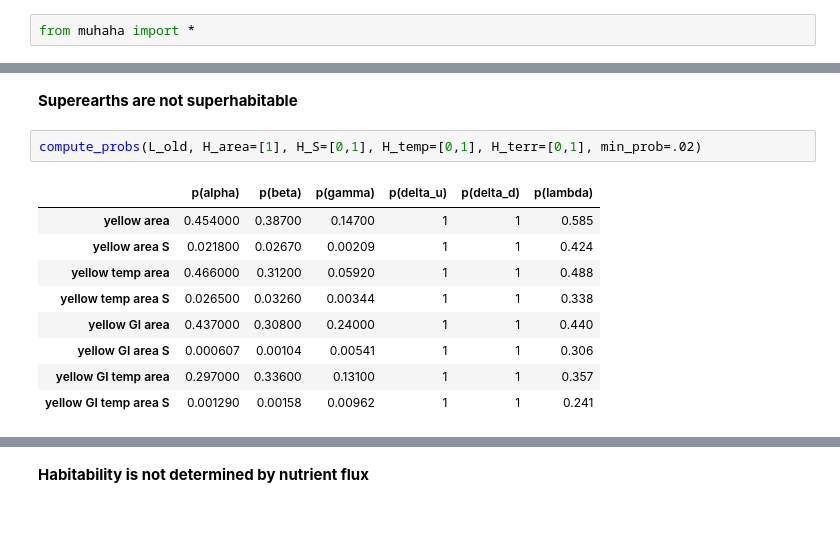
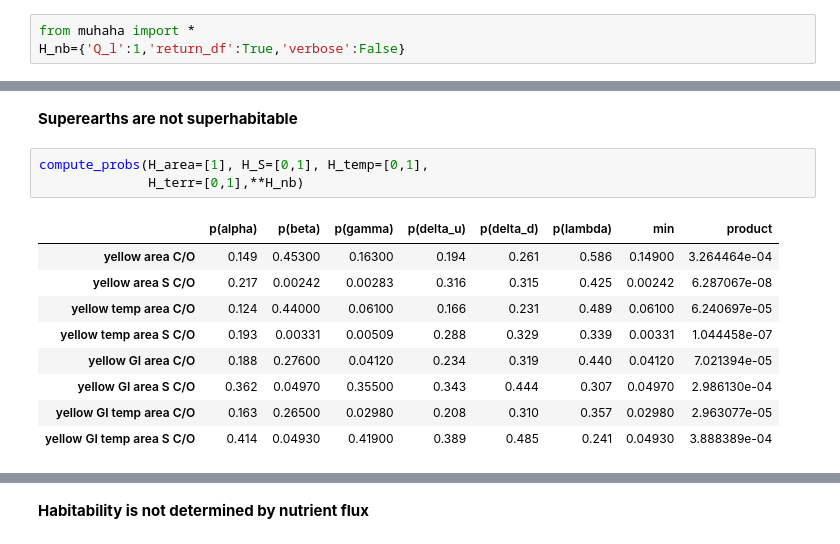
Before and after one commit to mccsandora/Multiverse-Habitability-Handler, a Jupyter notebook: muhaha_demo.ipynb, the cells around one changed output, grey strips where cells are left out. Saved outputs shown, nothing was run; the diff lists cells and outputs as text.

```diff
--- a/muhaha_demo.ipynb
+++ b/muhaha_demo.ipynb
@@ -5,2 +1,3 @@ Requirement already satisfied: sobol_seq in /usr/local/lib/python3.6/dist-packag
 # %%
 from muhaha import *
+H_nb={'Q_l':1,'return_df':True,'verbose':False}
@@ -95,14 +46,15 @@ compute_probs(L_new, H_S=[1], H_temp=[0,1], H_terr=[0,1,2])
 # %% [markdown]
 **Superearths are not superhabitable**
 # %%
-compute_probs(L_old, H_area=[1], H_S=[0,1], H_temp=[0,1], H_terr=[0,1], min_prob=.02)
+compute_probs(H_area=[1], H_S=[0,1], H_temp=[0,1],
+              H_terr=[0,1],**H_nb)
 # %% [output]
-|  | p(alpha) | p(beta) | p(gamma) | p(delta_u) | p(delta_d) | p(lambda) |
-| yellow area | 0.454000 | 0.38700 | 0.14700 | 1 | 1 | 0.585 |
-| yellow area S | 0.021800 | 0.02670 | 0.00209 | 1 | 1 | 0.424 |
-| yellow temp area | 0.466000 | 0.31200 | 0.05920 | 1 | 1 | 0.488 |
-| yellow temp area S | 0.026500 | 0.03260 | 0.00344 | 1 | 1 | 0.338 |
-| yellow GI area | 0.437000 | 0.30800 | 0.24000 | 1 | 1 | 0.440 |
-| yellow GI area S | 0.000607 | 0.00104 | 0.00541 | 1 | 1 | 0.306 |
-| yellow GI temp area | 0.297000 | 0.33600 | 0.13100 | 1 | 1 | 0.357 |
-| yellow GI temp area S | 0.001290 | 0.00158 | 0.00962 | 1 | 1 | 0.241 |
+|  | p(alpha) | p(beta) | p(gamma) | p(delta_u) | p(delta_d) | p(lambda) | min | product |
+| yellow area C/O | 0.149 | 0.45300 | 0.16300 | 0.194 | 0.261 | 0.586 | 0.14900 | 3.264464e-04 |
+| yellow area S C/O | 0.217 | 0.00242 | 0.00283 | 0.316 | 0.315 | 0.425 | 0.00242 | 6.287067e-08 |
+| yellow temp area C/O | 0.124 | 0.44000 | 0.06100 | 0.166 | 0.231 | 0.489 | 0.06100 | 6.240697e-05 |
+| yellow temp area S C/O | 0.193 | 0.00331 | 0.00509 | 0.288 | 0.329 | 0.339 | 0.00331 | 1.044458e-07 |
+| yellow GI area C/O | 0.188 | 0.27600 | 0.04120 | 0.234 | 0.319 | 0.440 | 0.04120 | 7.021394e-05 |
+| yellow GI area S C/O | 0.362 | 0.04970 | 0.35500 | 0.343 | 0.444 | 0.307 | 0.04970 | 2.986130e-04 |
+| yellow GI temp area C/O | 0.163 | 0.26500 | 0.02980 | 0.208 | 0.310 | 0.357 | 0.02980 | 2.963077e-05 |
+| yellow GI temp area S C/O | 0.414 | 0.04930 | 0.41900 | 0.389 | 0.485 | 0.241 | 0.04930 | 3.888389e-04 |
```
Also changed, not shown: parts of 27 cells of this notebook, 5 other files.
